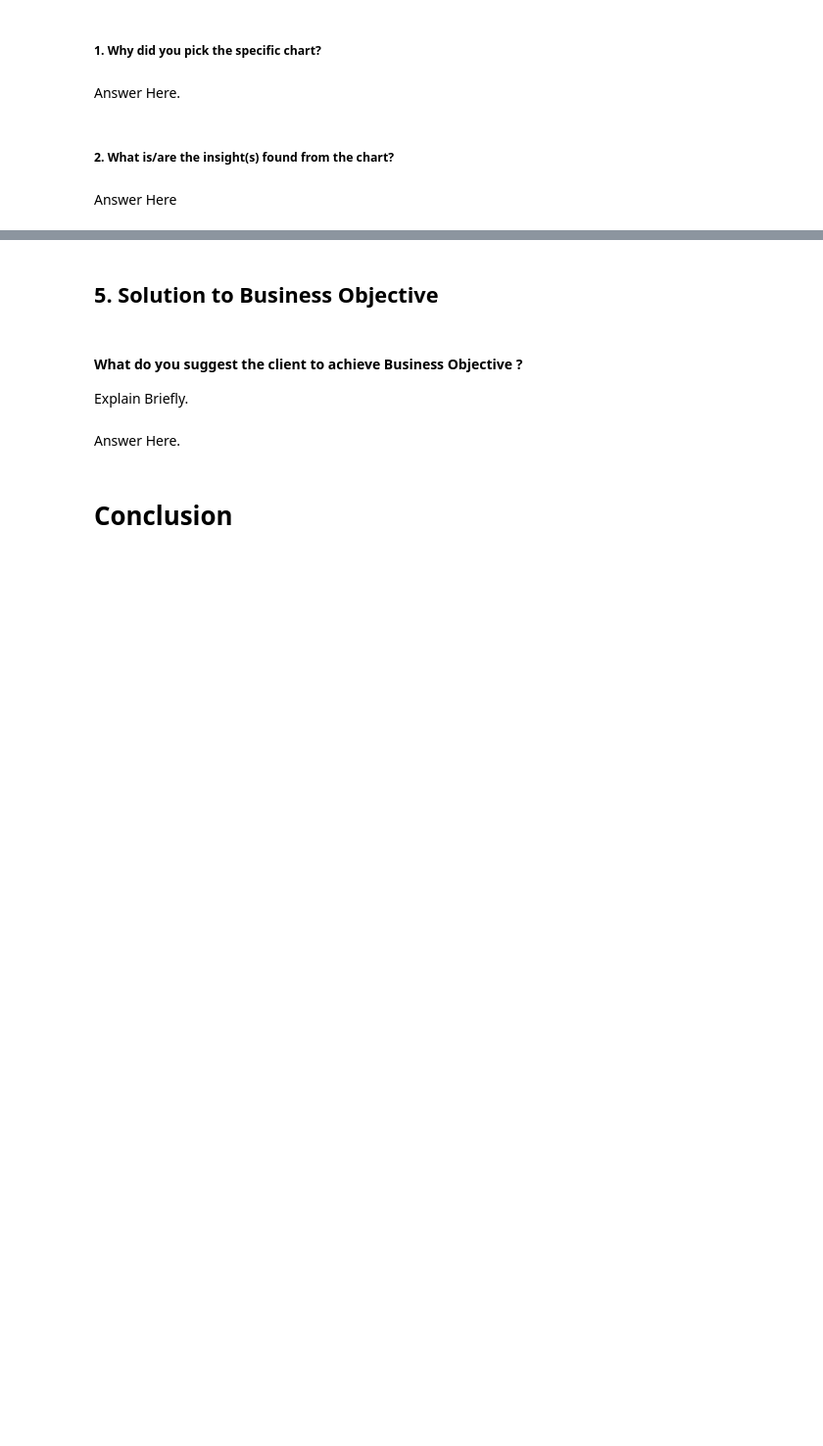
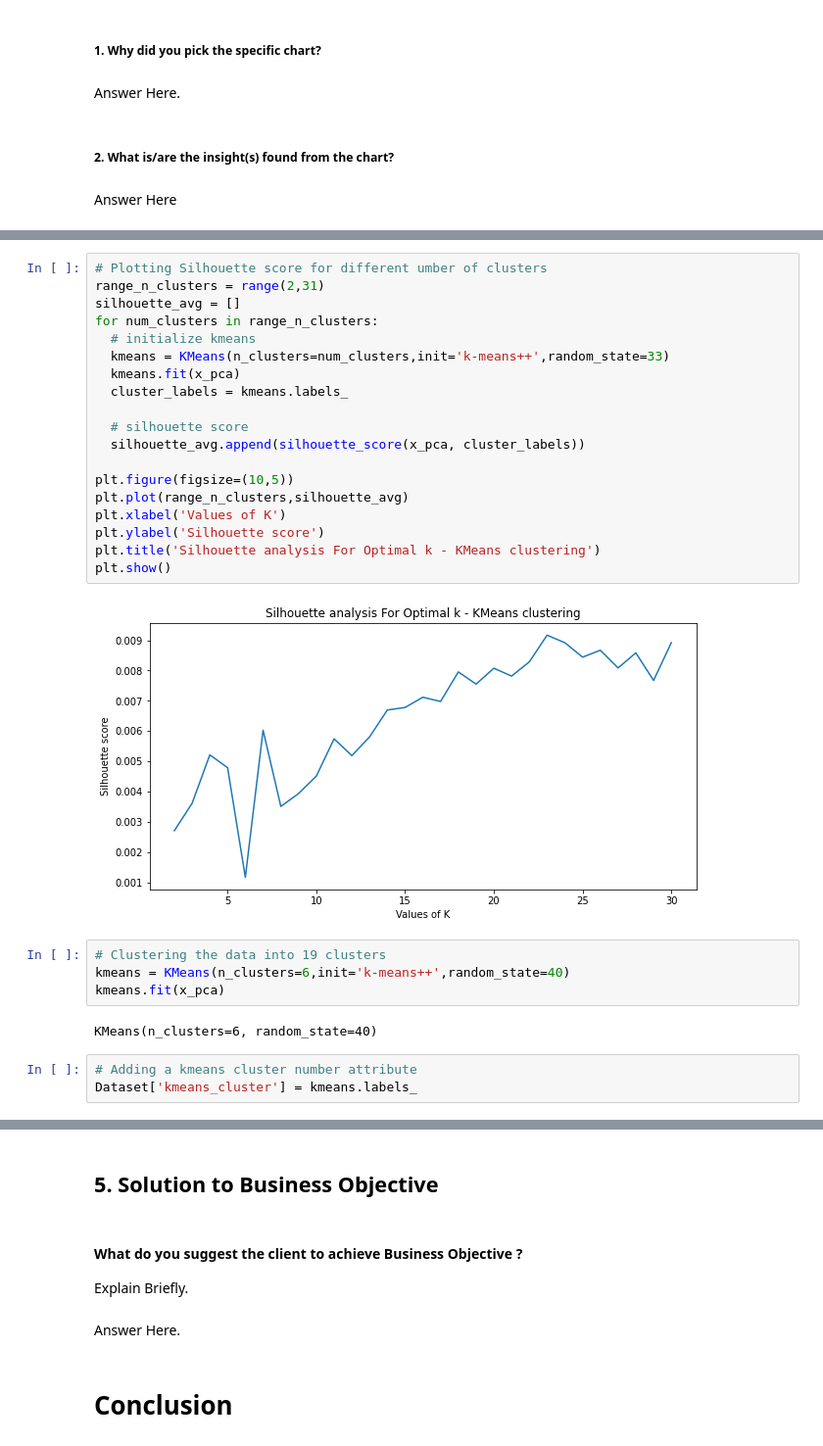
Before and after one commit to avigangarde/Netflix-Movies-and-TV-Shows-Clustering, a Jupyter notebook: Netflix_Movies_and_TV_Shows_Clustering_by_Avinash.ipynb, the cells around one changed output, grey strips where cells are left out. Shown at 98% size. Drawn from its saved outputs; the diff is of its cells as text; blank space fills up the shorter version.

```diff
--- a/Netflix_Movies_and_TV_Shows_Clustering_by_Avinash.ipynb
+++ b/Netflix_Movies_and_TV_Shows_Clustering_by_Avinash.ipynb
@@ -1121,0 +1343,30 @@ Answer Here
+# %%
+# Plotting Silhouette score for different umber of clusters
+range_n_clusters = range(2,31)
+silhouette_avg = []
+for num_clusters in range_n_clusters:
+  # initialize kmeans
+  kmeans = KMeans(n_clusters=num_clusters,init='k-means++',random_state=33)
+  kmeans.fit(x_pca)
+  cluster_labels = kmeans.labels_
+
+  # silhouette score
+  silhouette_avg.append(silhouette_score(x_pca, cluster_labels))
+
+plt.figure(figsize=(10,5))
+plt.plot(range_n_clusters,silhouette_avg)
+plt.xlabel('Values of K')
+plt.ylabel('Silhouette score')
+plt.title('Silhouette analysis For Optimal k - KMeans clustering')
+plt.show()
+# %% [output]
+[figure, added]
+# %%
+# Clustering the data into 19 clusters
+kmeans = KMeans(n_clusters=6,init='k-means++',random_state=40)
+kmeans.fit(x_pca)
+# %% [output]
+KMeans(n_clusters=6, random_state=40)
+# %%
+# Adding a kmeans cluster number attribute
+Dataset['kmeans_cluster'] = kmeans.labels_
```
Also changed, not shown: parts of 75 cells of this notebook.
